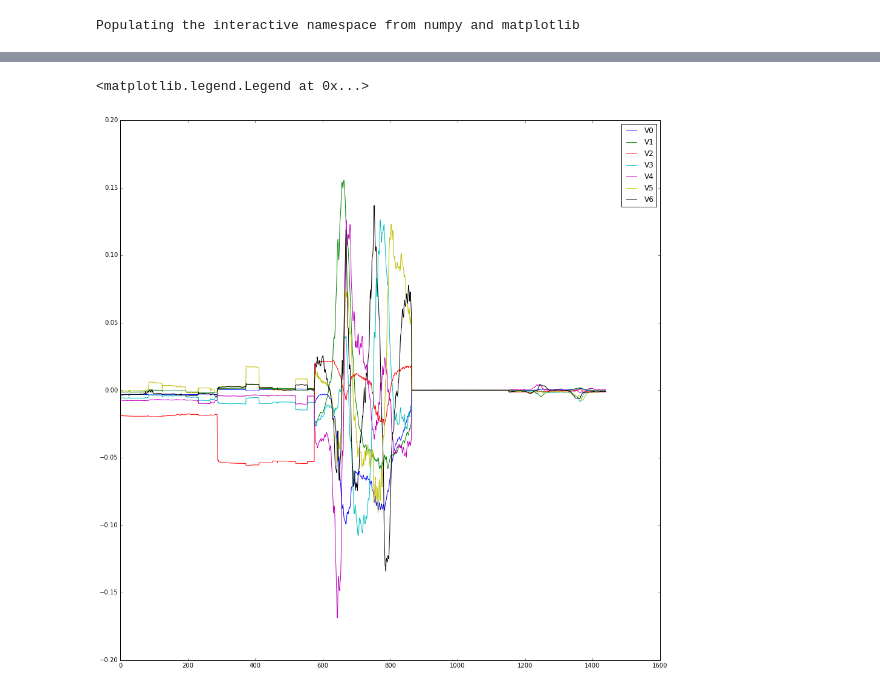
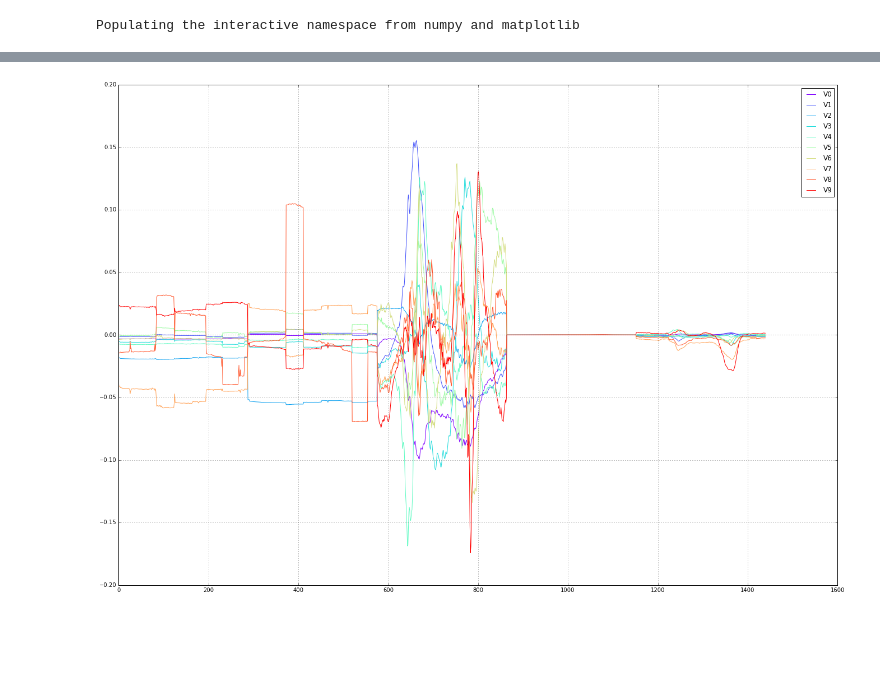
Before and after one commit to conwaywong/dse_capstone, a Jupyter notebook: ml/notebooks/SparkMLibViz.ipynb, the cells around one changed output, grey strips where cells are left out. Saved outputs shown, nothing was run; the diff lists cells and outputs as text; code cells hidden in the pictures; blank space fills up the shorter version.

```diff
--- a/ml/notebooks/SparkMLibViz.ipynb
+++ b/ml/notebooks/SparkMLibViz.ipynb
@@ -20,13 +50,19 @@ plt.plot(m_plot_arr)
 # %%
+from matplotlib.pyplot import cm
+
+n= 10
 m_eigs_t= m_eigs.T
-colors= 'bgrcmyk'
+colors=cm.rainbow(np.linspace(0,1,n))
 
-fig, ax= plt.subplots(figsize=(16,16))
-l_x= [i for i in xrange(shape(m_eigs_t)[1])]
-for i in xrange(len(colors)):
+width= 23
+height= 16
+fig, ax= plt.subplots(figsize=(width,height))
+l_x= [i for i in xrange(shape(m_eigs_t)[1])] # l_x is 1440, as there are 1440 columns in each eigenvector
+for i in xrange(n):
     l_y= m_eigs_t[i]
     ax.plot(l_x, l_y, color=colors[i], label='V' + str(i))
+ax.grid()
 ax.legend()
+fig.savefig("/tmp/sample_10_eigs.pdf")
 # %% [output]
-<matplotlib.legend.Legend at 0x...>
-[figure, old version]
+[figure, new version]
```
Also changed, not shown: parts of 13 cells of this notebook.
